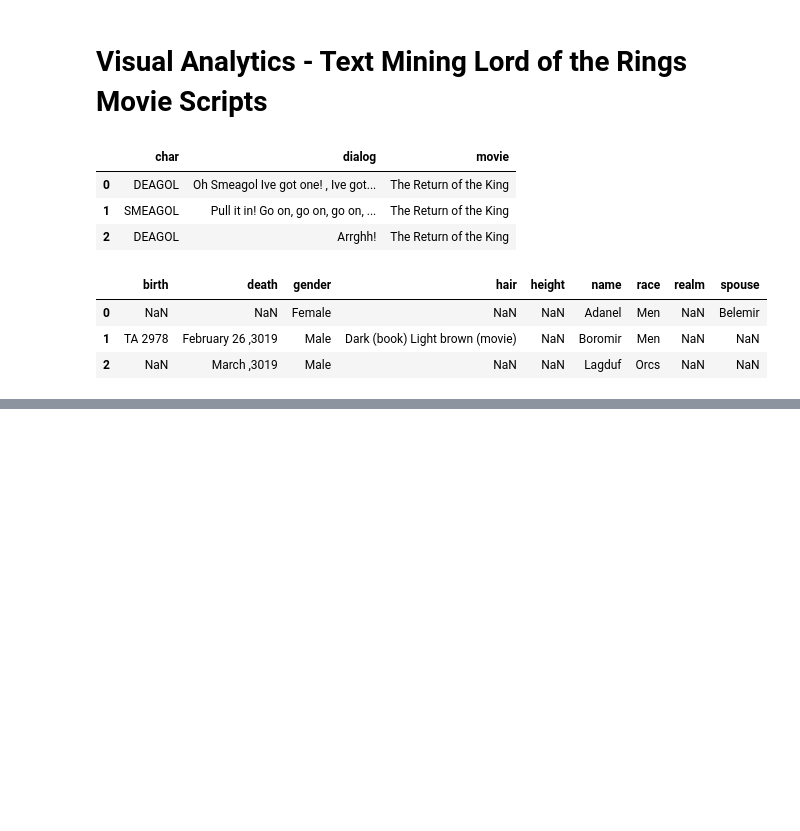
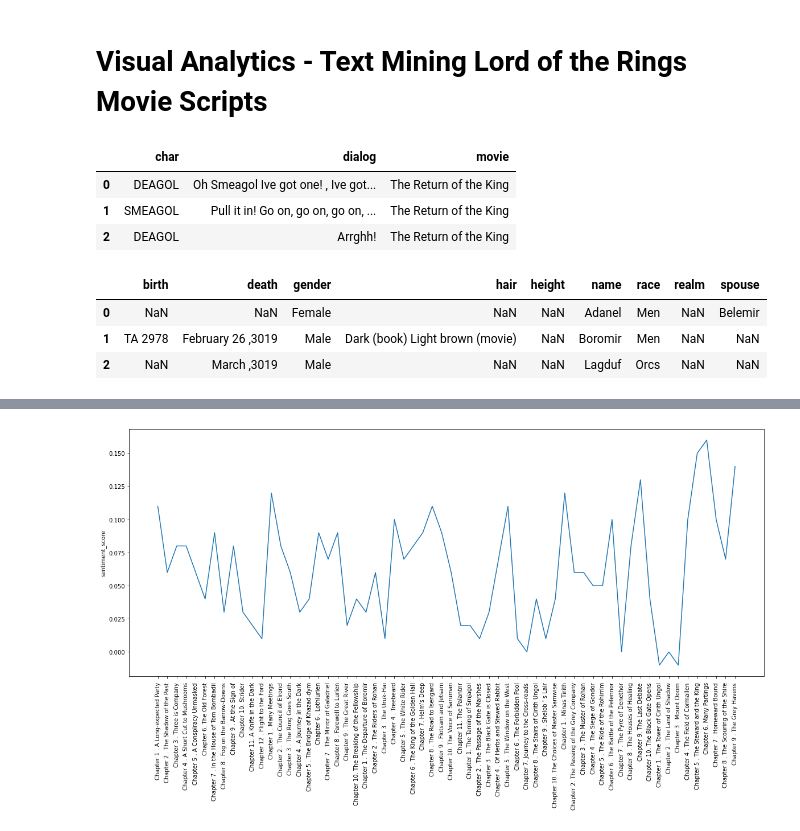
Before and after one commit to sddiener/Visual-Analytics-of-the-LOTR-Trilogy, a Jupyter notebook: A_LOTR_Analysis.ipynb, the cells around one changed output, grey strips where cells are left out. Saved outputs shown, nothing was run; the diff lists cells and outputs as text; code cells hidden in the pictures; blank space fills up the shorter version.

```diff
--- a/A_LOTR_Analysis.ipynb
+++ b/A_LOTR_Analysis.ipynb
@@ -94,0 +261,3 @@ Name: text, Length: 67, dtype: int64
+# %%
+chapters = lotr.groupby(['sub_book', 'chapter_num', 'chapter'])['text_clean'].apply(' '.join).reset_index()
+chapters['sentences'] =
@@ -94,0 +278,13 @@ Name: text, Length: 67, dtype: int64
+# %%
+# Calculate sentiment score per chapter
+chapters['sentiment_score'] = chapters['text_clean'].apply(lambda x: TextBlob(x).sentiment.polarity)
+chapters['sentiment_score'] = chapters['sentiment_score'].apply(lambda x: round(x, 2))
+# %%
+# Plot sentiment score per chapter
+fig = plt.figure(figsize=(20, 8))
+sns.lineplot(x=chapters.index, y='sentiment_score', data=chapters)
+# set xticks to chapter
+plt.xticks(chapters.index, chapters['chapter'], rotation=90)
+plt.show()
+# %% [output]
+[figure, added]
```
Also changed, not shown: parts of 18 cells of this notebook, 4 other files.
